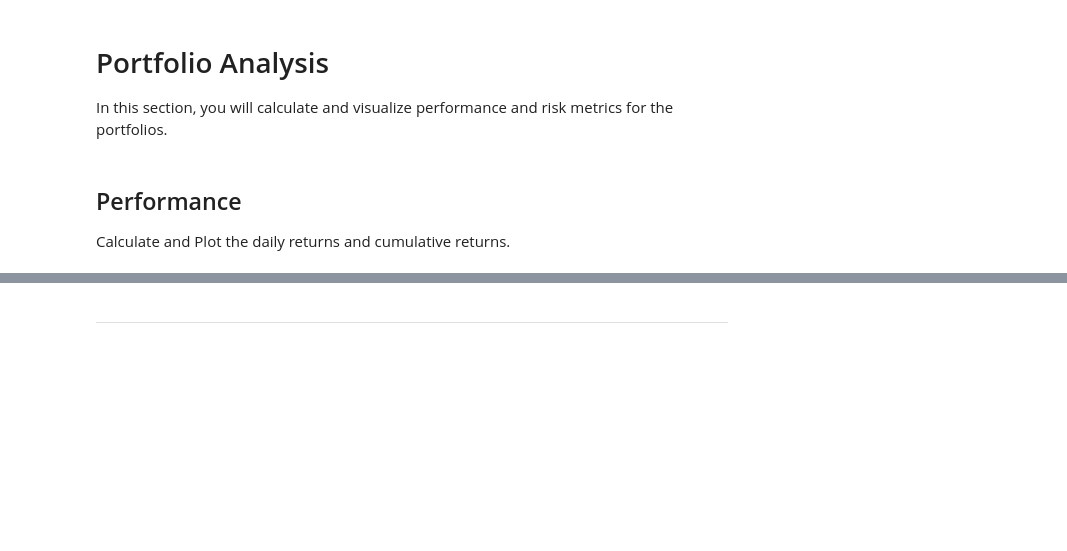
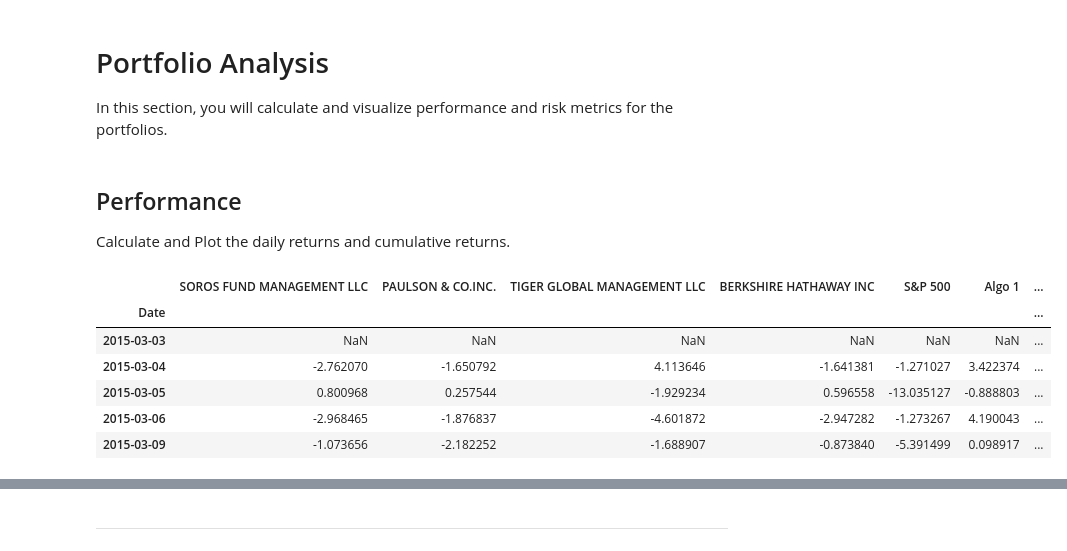
Before and after one commit to basobo/python-pandas, a Jupyter notebook: whale_analysis.ipynb, the cells around one changed output, grey strips where cells are left out. Cells and saved outputs as stored; diff of their text form; code cells hidden in the pictures; blank space fills up the shorter version.

```diff
--- a/whale_analysis.ipynb
+++ b/whale_analysis.ipynb
@@ -212,4 +207,16 @@ In this section, you will calculate and visualize performance and risk metrics f
 ## Performance
 
 Calculate and Plot the daily returns and cumulative returns.
+# %%
+# Plot daily returns
+daily_returns = (all_returns - all_returns.shift(1)) / all_returns.shift(1)
+daily_returns.head()
+# %% [output]
+|  | SOROS FUND MANAGEMENT LLC | PAULSON & CO.INC. | TIGER GLOBAL MANAGEMENT LLC | BERKSHIRE HATHAWAY INC | S&P 500 | Algo 1 | ... |
+| Date |  |  |  |  |  |  | ... |
+| 2015-03-03 | NaN | NaN | NaN | NaN | NaN | NaN | ... |
+| 2015-03-04 | -2.762070 | -1.650792 | 4.113646 | -1.641381 | -1.271027 | 3.422374 | ... |
+| 2015-03-05 | 0.800968 | 0.257544 | -1.929234 | 0.596558 | -13.035127 | -0.888803 | ... |
+| 2015-03-06 | -2.968465 | -1.876837 | -4.601872 | -2.947282 | -1.273267 | 4.190043 | ... |
+| 2015-03-09 | -1.073656 | -2.182252 | -1.688907 | -0.873840 | -5.391499 | 0.098917 | ... |
 # %%
```
Also changed, not shown: parts of 36 cells of this notebook.
